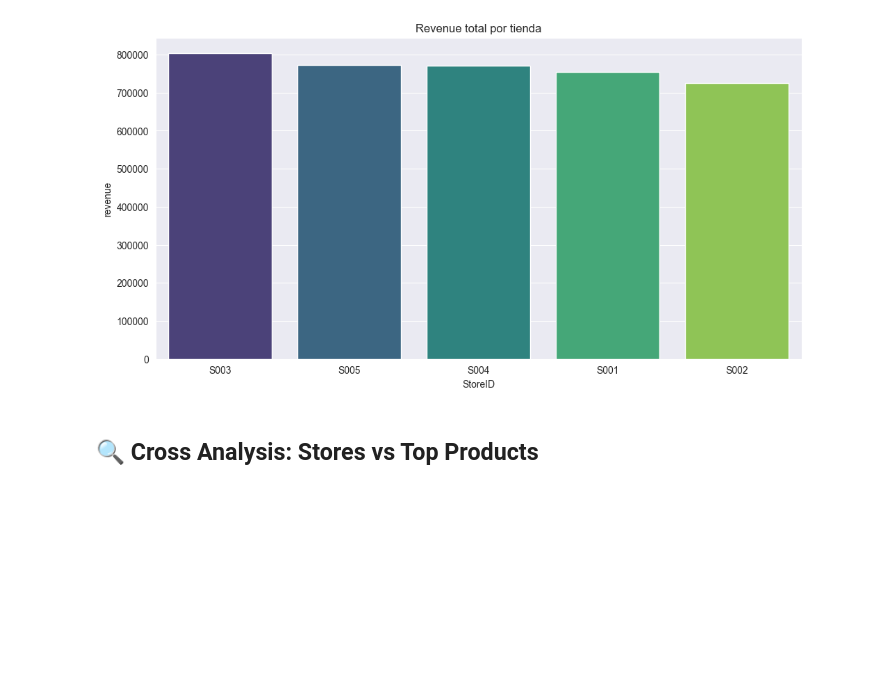
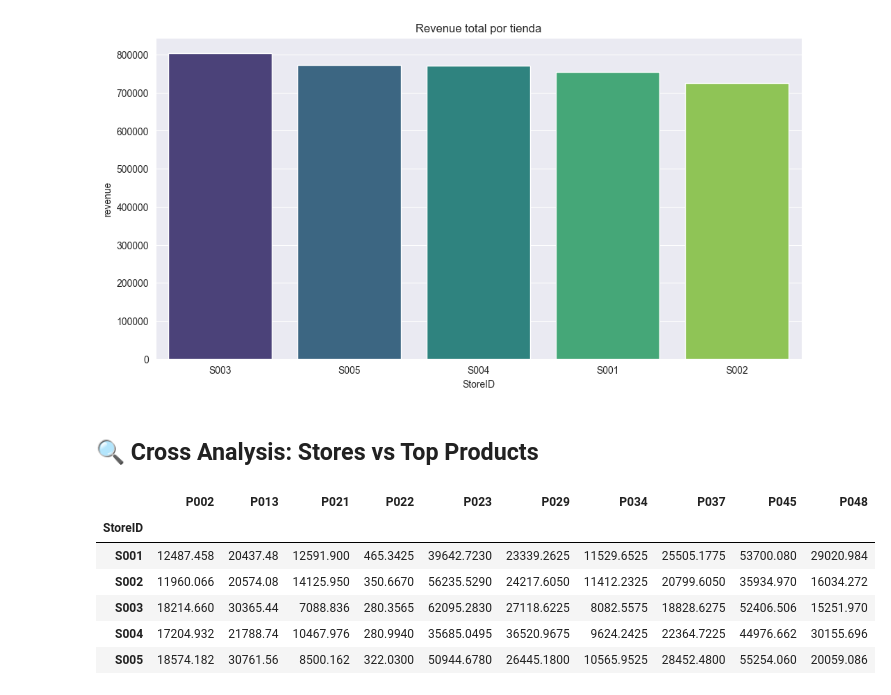
Before and after one commit to cristianarana/data-portfolio, a Jupyter notebook: retail_sales_analysis/notebooks/03_summary_report.ipynb, the cells around one changed output. Cells and saved outputs as stored; diff of their text form; code cells hidden in the pictures; blank space fills up the shorter version.

```diff
--- a/retail_sales_analysis/notebooks/03_summary_report.ipynb
+++ b/retail_sales_analysis/notebooks/03_summary_report.ipynb
@@ -64,3 +120,15 @@ Passing `palette` without assigning `hue` is deprecated and will be removed in v
 [figure]
 # %% [markdown]
 ## 🔍 Cross Analysis: Stores vs Top Products
+# %%
+cross = pd.read_csv("../data/cross_table.csv")
+cross.set_index("StoreID", inplace=True)
+cross
+# %% [output]
+|  | P002 | P013 | P021 | P022 | P023 | P029 | P034 | P037 | P045 | P048 |
+| StoreID |  |  |  |  |  |  |  |  |  |  |
+| S001 | 12487.458 | 20437.48 | 12591.900 | 465.3425 | 39642.7230 | 23339.2625 | 11529.6525 | 25505.1775 | 53700.080 | 29020.984 |
+| S002 | 11960.066 | 20574.08 | 14125.950 | 350.6670 | 56235.5290 | 24217.6050 | 11412.2325 | 20799.6050 | 35934.970 | 16034.272 |
+| S003 | 18214.660 | 30365.44 | 7088.836 | 280.3565 | 62095.2830 | 27118.6225 | 8082.5575 | 18828.6275 | 52406.506 | 15251.970 |
+| S004 | 17204.932 | 21788.74 | 10467.976 | 280.9940 | 35685.0495 | 36520.9675 | 9624.2425 | 22364.7225 | 44976.662 | 30155.696 |
+| S005 | 18574.182 | 30761.56 | 8500.162 | 322.0300 | 50944.6780 | 26445.1800 | 10565.9525 | 28452.4800 | 55254.060 | 20059.086 |
```
Also changed, not shown: parts of 10 cells of this notebook, 1 other file.
